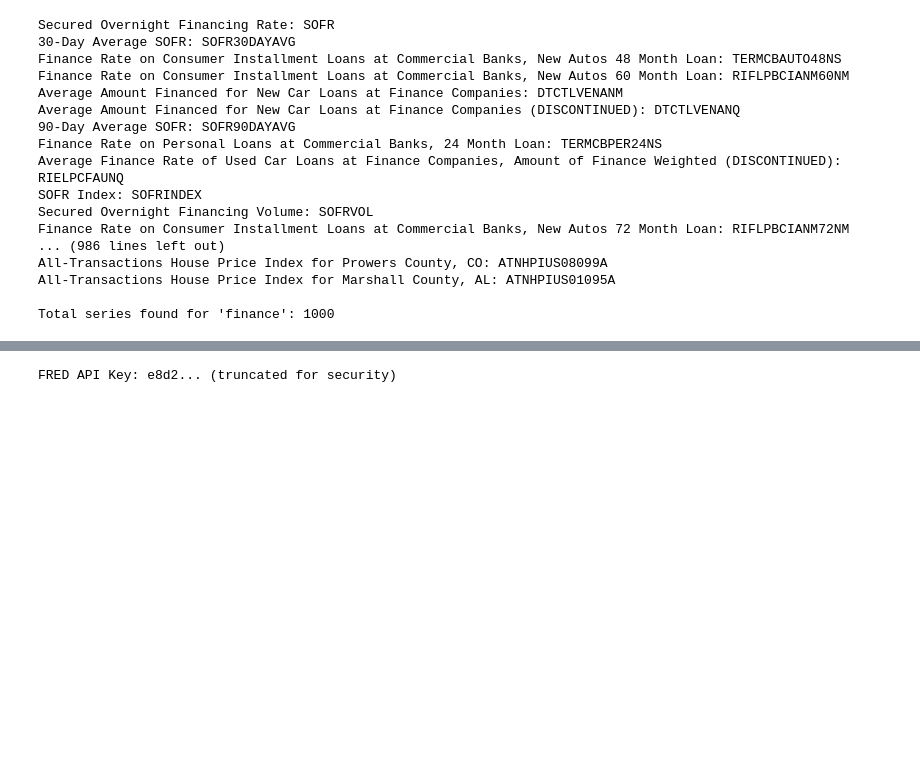
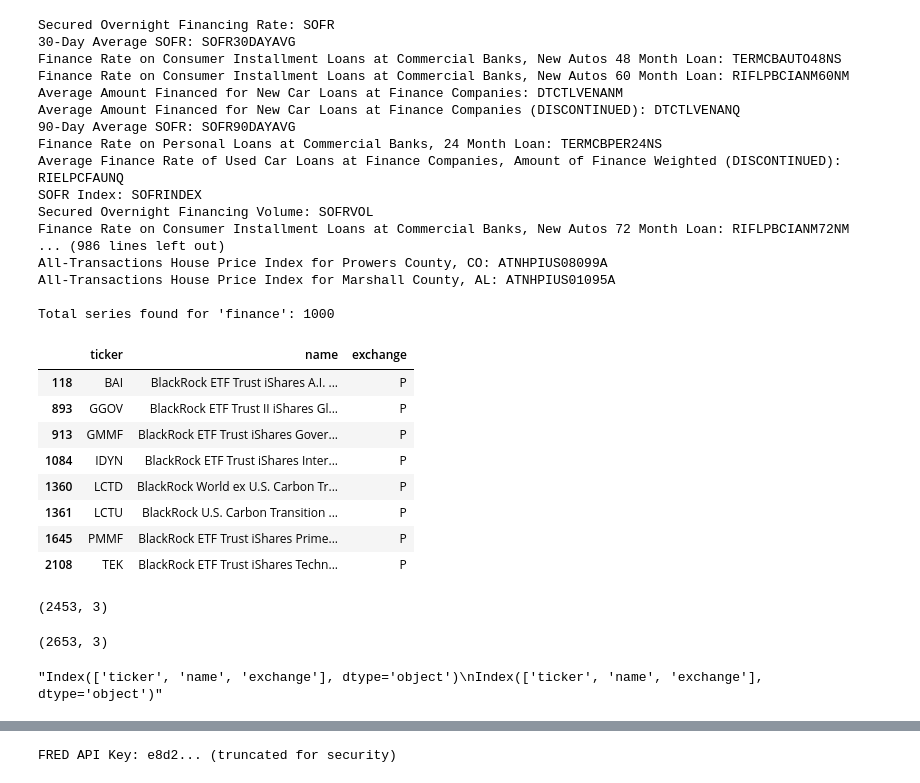
Before and after one commit to cmlpolymath/Notebooks, a Jupyter notebook: Stocks/stock_algo.ipynb, the cells around one changed output, grey strips where cells are left out. Drawn from its saved outputs; the diff is of its cells as text; code cells hidden in the pictures; blank space fills up the shorter version.

```diff
--- a/Stocks/stock_algo.ipynb
+++ b/Stocks/stock_algo.ipynb
@@ -803,0 +1081,22 @@ Total series found for 'finance': 1000
+# %%
+import pandas as pd
+df = pd.read_parquet('flint/tools/nyse_etfs.parquet')
+df1 = pd.read_parquet('flint/tools/nyse_common.parquet')
+# %%
+display(df[df['name'].str.contains('BlackRock')])
+display(df.shape)
+display(df1.shape)
+display(f'{df.columns}\n{df1.columns}')
+# %% [output]
+|  | ticker | name | exchange |
+| 118 | BAI | BlackRock ETF Trust iShares A.I. ... | P |
+| 893 | GGOV | BlackRock ETF Trust II iShares Gl... | P |
+| 913 | GMMF | BlackRock ETF Trust iShares Gover... | P |
+| 1084 | IDYN | BlackRock ETF Trust iShares Inter... | P |
+| 1360 | LCTD | BlackRock World ex U.S. Carbon Tr... | P |
+| 1361 | LCTU | BlackRock U.S. Carbon Transition ... | P |
+| 1645 | PMMF | BlackRock ETF Trust iShares Prime... | P |
+| 2108 | TEK | BlackRock ETF Trust iShares Techn... | P |
+(2453, 3)
+(2653, 3)
+"Index(['ticker', 'name', 'exchange'], dtype='object')\nIndex(['ticker', 'name', 'exchange'], dtype='object')"
```
Also changed, not shown: parts of 17 cells of this notebook, 16 other files.
